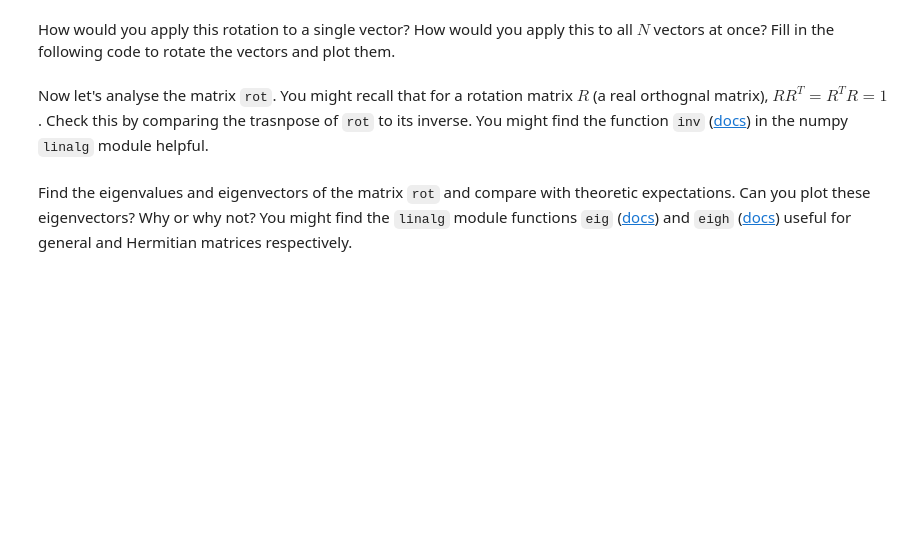
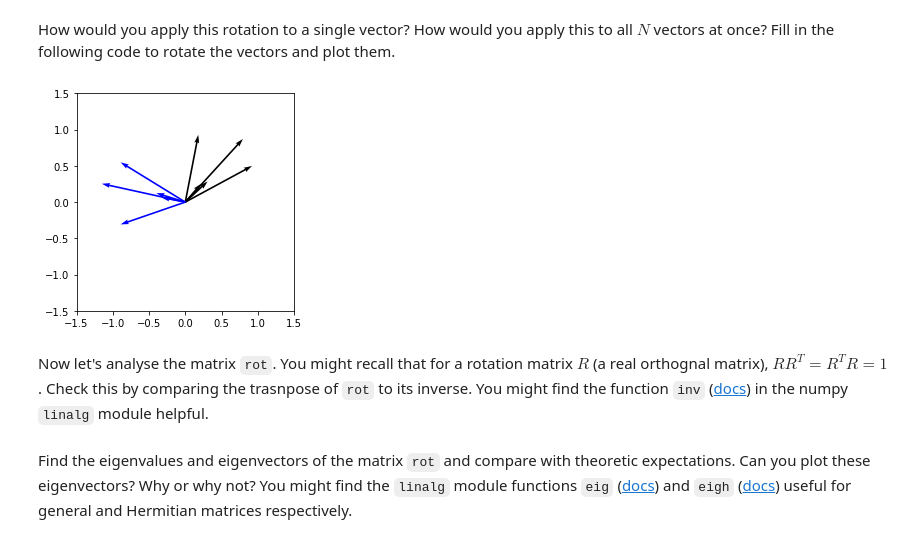
Before and after one commit to berkeley-physics/Python-Tutorials, a Jupyter notebook: 2 - Intermediate/3 - NumPy arrays.ipynb, the cells around one changed output. Saved outputs shown, nothing was run; the diff lists cells and outputs as text; code cells hidden in the pictures; blank space fills up the shorter version.

```diff
--- a/2 - Intermediate/3 - NumPy arrays.ipynb
+++ b/2 - Intermediate/3 - NumPy arrays.ipynb
@@ -298,11 +360,13 @@ print(rot)
 How would you apply this rotation to a single vector? How would you apply this to all $N$ vectors at once? Fill in the following code to rotate the vectors and plot them.
 # %%
 rotated_vectors = rot.dot(vectors)
-plt.quiver(0, 0, vectors[0], vectors[1], scale=1, scale_units="xy", angles="xy")
-plt.quiver(0, 0, rotated_vectors[0], rotated_vectors[1], scale=1, scale_units="xy", angles="xy", color="blue")
+plt.quiver(np.zeros(N), np.zeros(N), vectors[0], vectors[1], scale=1, scale_units="xy", angles="xy")
+plt.quiver(np.zeros(N), np.zeros(N), rotated_vectors[0], rotated_vectors[1], scale=1, scale_units="xy", angles="xy", color="blue")
 plt.xlim(-1.5,1.5)
 plt.ylim(-1.5,1.5)
 plt.gca().set_aspect("equal")
+# %% [output]
+[figure, added]
 # %% [markdown]
 Now let's analyse the matrix `rot`. You might recall that for a rotation matrix $R$ (a real orthognal matrix), $RR^T=R^TR=1$. Check this by comparing the trasnpose of `rot` to its inverse. You might find the function `inv` ([docs](https://numpy.org/doc/stable/reference/generated/numpy.linalg.inv.html)) in the numpy `linalg` module helpful.
 # %% [markdown]
```
Also changed, not shown: parts of 32 cells of this notebook.
